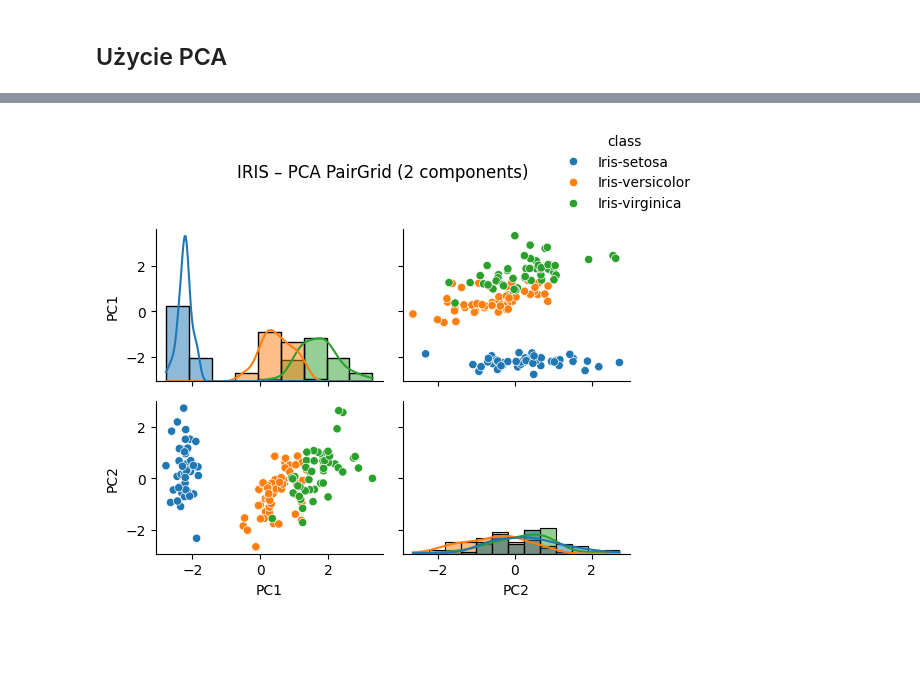
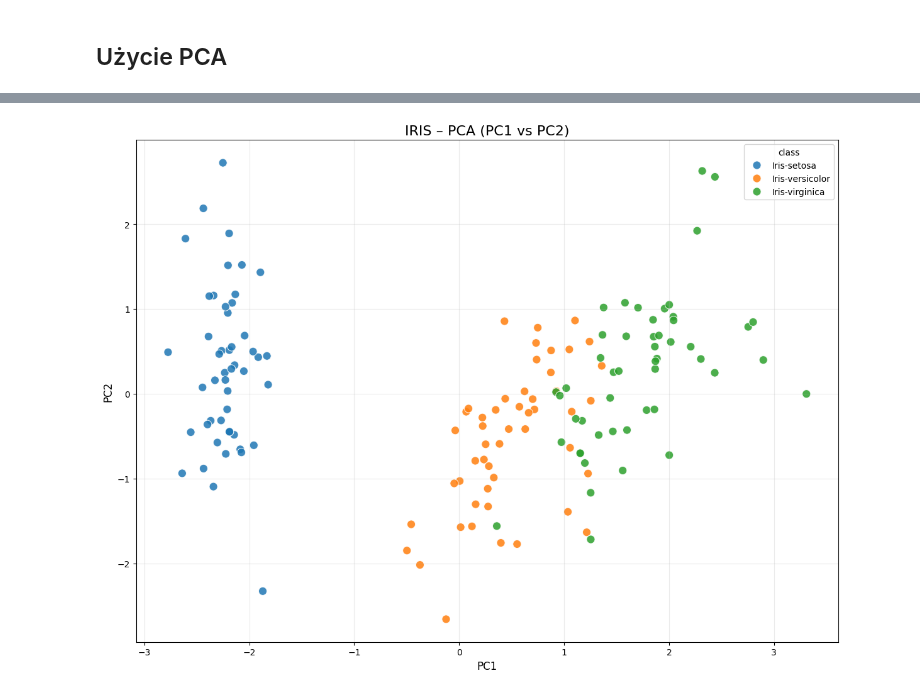
Before and after one commit to mikolaj-olesinski/Machine-Learning-PWR, a Jupyter notebook: lista0/iris_analysys.ipynb, the cells around one changed output, grey strips where cells are left out. Saved outputs shown, nothing was run; the diff lists cells and outputs as text; code cells hidden in the pictures; blank space fills up the shorter version.

```diff
--- a/lista0/iris_analysys.ipynb
+++ b/lista0/iris_analysys.ipynb
@@ -211,14 +240,24 @@ PC2      0.372318     0.925556      0.021095     0.065416
-# %%
-df_pca = pd.DataFrame(X_iris_pca, columns=['PC1', 'PC2'])
-df_pca['class'] = y_iris.values.ravel()
-
-g = sns.PairGrid(df_pca, hue='class', height=2.2)
-g.map_upper(sns.scatterplot)
-g.map_lower(sns.scatterplot)
-g.map_diag(sns.histplot, kde=True)
-g.add_legend(title='class', bbox_to_anchor=(1.05, 1))
-g.figure.suptitle('IRIS – PCA PairGrid (2 components)', y=1.02)
-plt.tight_layout(rect=[0, 0, 0.95, 0.98])
-plt.show()
-# %% [output]
-[figure, removed]
+# %%
+df_pca = pd.DataFrame(X_iris_pca, columns=['PC1', 'PC2'])
+df_pca['class'] = y_iris.values.ravel()
+
+plt.figure(figsize=(12, 9))
+
+sns.scatterplot(
+    data=df_pca,
+    x='PC1',
+    y='PC2',
+    hue='class',
+    s=90,
+    alpha=0.85
+)
+
+plt.title('IRIS – PCA (PC1 vs PC2)', fontsize=16)
+plt.xlabel('PC1', fontsize=12)
+plt.ylabel('PC2', fontsize=12)
+plt.legend(title='class', loc='best')
+plt.grid(alpha=0.25)
+plt.tight_layout()
+plt.show()
+# %% [output]
+[figure, added]
```
Also changed, not shown: parts of 7 cells of this notebook, 5 other files.
